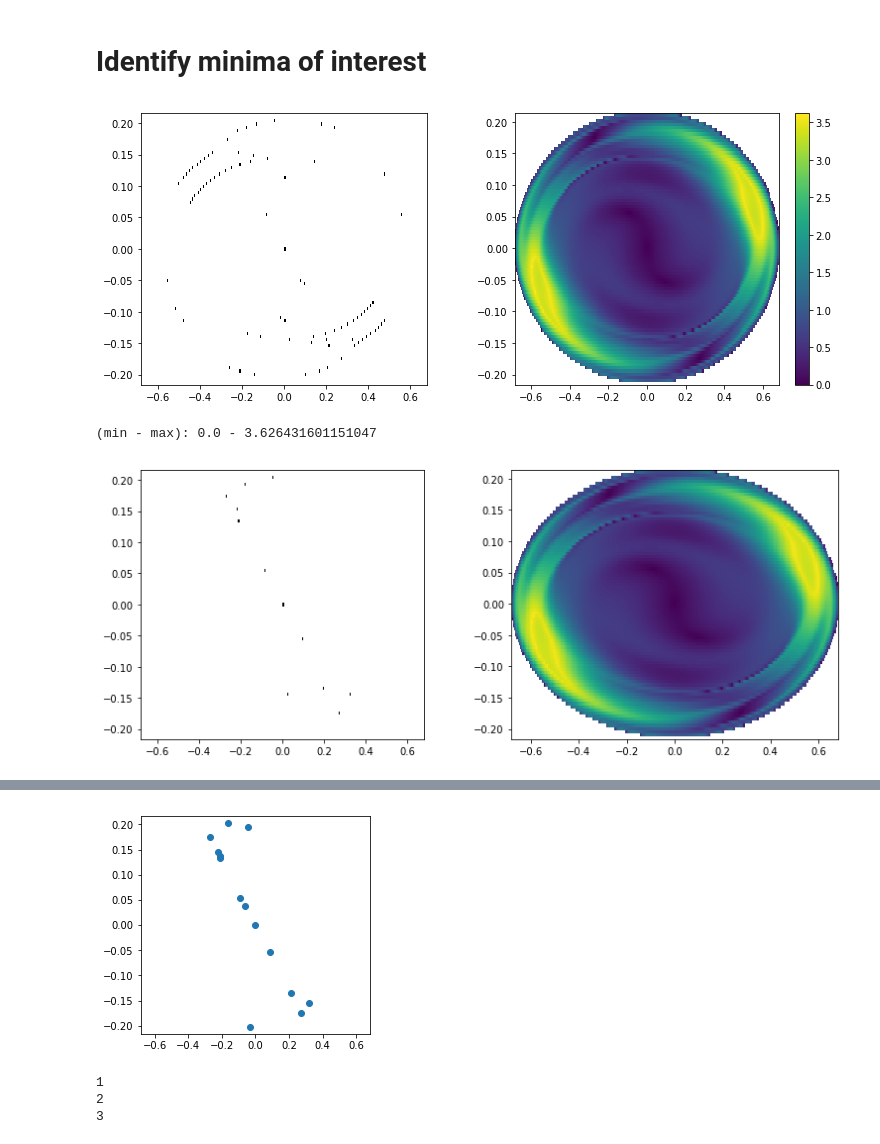
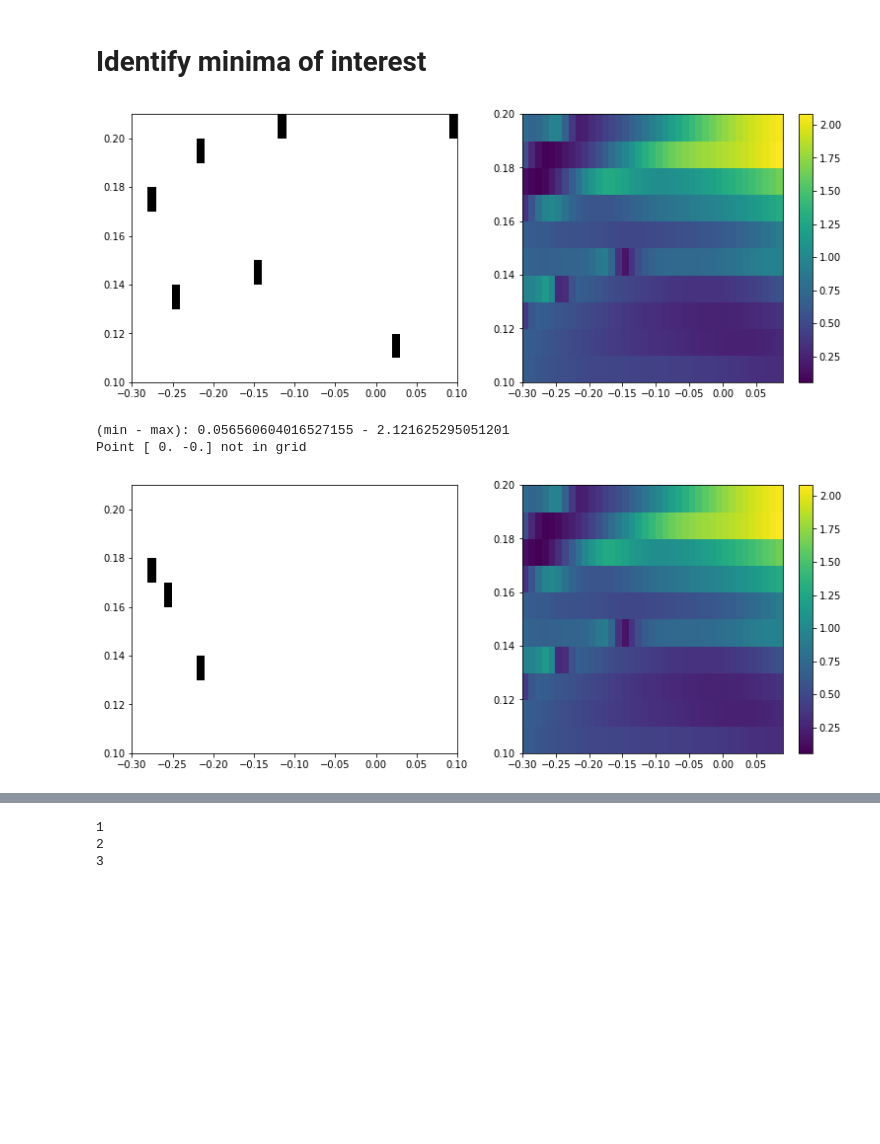
Before and after one commit to edwardsjohnmartin/MagPhyxP, a Jupyter notebook: Edges.ipynb, the cells around one changed output, grey strips where cells are left out. Cells and saved outputs as stored; diff of their text form; code cells hidden in the pictures; blank space fills up the shorter version.

```diff
--- a/Edges.ipynb
+++ b/Edges.ipynb
@@ -233,6 +233,23 @@ import numpy as np
 import matplotlib.pyplot as plt
 import magphyxp
 from scipy import spatial
+
+def find_indices(point, xrange, yrange, res):
+    ptheta = point[0]
+    pphi = point[1]
+
+    i, j = 0, 0
+    for x in xrange:
+        if abs(ptheta - x) < res:
+            break
+        j += 1
+
+    for y in yrange:
+        if abs(pphi - y) < res:
+            break
+        i += 1
+
+    return i, j
 
 def f(x,y):
     pr = 2*energy + 2/3 - x**2 - 10*y**2
@@ -247,7 +264,7 @@ num_bounces = 4
 p_theta = np.sqrt((energy + 1/3)*2)
 p_phi = np.sqrt((energy + 1/3)/5)
 
-full = True
+full = False
 
 if full:
     p_theta_start = -p_theta
@@ -256,11 +273,11 @@ if full:
     p_phi_end = p_phi
     h = 0.005
 else:
-    p_theta_start = -0.2
-    p_theta_end = -0.05
-    p_phi_start = 0.18
-    p_phi_end = p_phi
-    h = 0.0005
+    p_theta_start = -0.3
+    p_theta_end = 0.1
+    p_phi_start = 0.10
+    p_phi_end = 0.21
+    h = 0.01
 
 x_range = np.arange(p_theta_start, p_theta_end, h)
 y_range = np.arange(p_phi_start, p_phi_end, h)
@@ -336,65 +353,67 @@ minima_array = minima_array[:, 0:2]
 # print(minima)
 grid_image1 = np.ones((z.shape[0], z.shape[1], 3))
 for row in minima_array:
-    m = magphyxp.calculate_min(row[0], row[1], num_bounces, energy)
+    m = magphyxp.calculate_min(row[0], row[1], num_bounces, energy, 0.00001)
     if m.f < .001:
         real_minima.append(m)
-        pt = [m.ptheta, m.pphi]
-        [distance, index] = spatial.KDTree(minima_array).query(pt)
-        row = minima[index]
-        grid_image1[row[3], row[4], :] = [0, 0, 0]
+        pt = np.array((m.ptheta, m.pphi))
+        pt = np.around(pt, decimals=-int(np.log10(h)))
+        i,j = find_indices(pt,x_range,y_range,h)
+        try:
+            grid_image1[i,j,:] = [0,0,0]
+        except IndexError:
+            print('Point', pt, 'not in grid')
 
 fig, (ax1, ax2) = plt.subplots(1,2)
 fig.set_figheight(5)
 fig.set_figwidth(13)
 ax1.imshow(grid_image1, aspect=3, extent=(p_theta_start, p_theta_end, p_phi_start, p_phi_end), origin='lower')
 pos = ax2.pcolor(x,y,z)
-# fig.colorbar(pos,ax=ax2)
+fig.colorbar(pos,ax=ax2)
 plt.show()
 list.sort(real_minima, key=lambda m: m.ptheta)
-for row in real_minima:
-    print('ptheta:', row.ptheta, 'pphi:', row.pphi, 'fval:', row.f)
-
+minima = np.array(minima)
+print('Minima after running MagPhyxP:')
+for row1, row2 in zip(minima,real_minima):
+#     print('ptheta:', row.ptheta, 'pphi:', row.pphi, 'fval:', row.f)
+    print('Before:', row1[:3], 'After:', np.array((row2.ptheta,row2.pphi,row2.f)))
+print()
 # find unique points
 unique = []
 for item in real_minima:
     row = np.array([np.sqrt(2*energy + 2/3 - item.ptheta**2 - 10*item.pphi**2),item.ptheta, item.pphi, item.f])
+#     print(row)
     unique.append(row)
 
 a = np.around(unique, decimals=4)
 b = np.unique(a, axis=0)
-# print(b)
+print('Unique minima:')
+print(b[:, 1:])
 # print('Length:', len(b))
-
-fig2, ax3 = plt.subplots(1,1)
-ax3.scatter(b[:,1],b[:,2])
-ax3.set_aspect(3)
-ax3.set_xlim(p_theta_start, p_theta_end)
-ax3.set_ylim(p_phi_start, p_phi_end)
-plt.show()
 
 # print('\n'.join('{} {} {}'.format(m.ptheta, m.pphi, m.f) for m in real_minima))
 # print('\n'.join('{:0.4} {:0.4} {:0.4}'.format(row[0], row[1], row[2]) for row in b))
 
 # filter for only the periodic solutions
 periodic = []
 # for i in np.arange(len(b) - 1):
 #     next = i + 1
 #     if b[next, 0] == b[i, 0]:
 #         periodic.append(b[i,:])
 #         periodic.append(b[next,:])
 
 # periodic = np.array(periodic)
 # print(periodic)
 
 # fig3, ax4 = plt.subplots()
 # ax4.scatter(periodic[:,1],periodic[:,2])
 # ax4.scatter(unique[:,1],unique[:,2])
 # ax4.set_aspect(3)
 # ax4.set_xlim(-p_theta, p_theta)
 # ax4.set_ylim(-p_phi, p_phi)
 # plt.show()
 # %% [output]
-[figure, old version]
+[figure, new version]
-(min - max): 0.0 - 3.626431601151047
+(min - max): 0.056560604016527155 - 2.121625295051201
+Point [ 0. -0.] not in grid
-[figure, old version]
+[figure, new version]
@@ -418,4 +434,3 @@ ptheta: 0.3175541373401175 pphi: -0.1544230302387041 fval: 0.0
-[figure, removed]
 # %%
 a = [1, 2, 3]
 print('\n'.join('{}'.format(x) for x in a))
```
Also changed, not shown: parts of 1 cell of this notebook, 5 other files.
